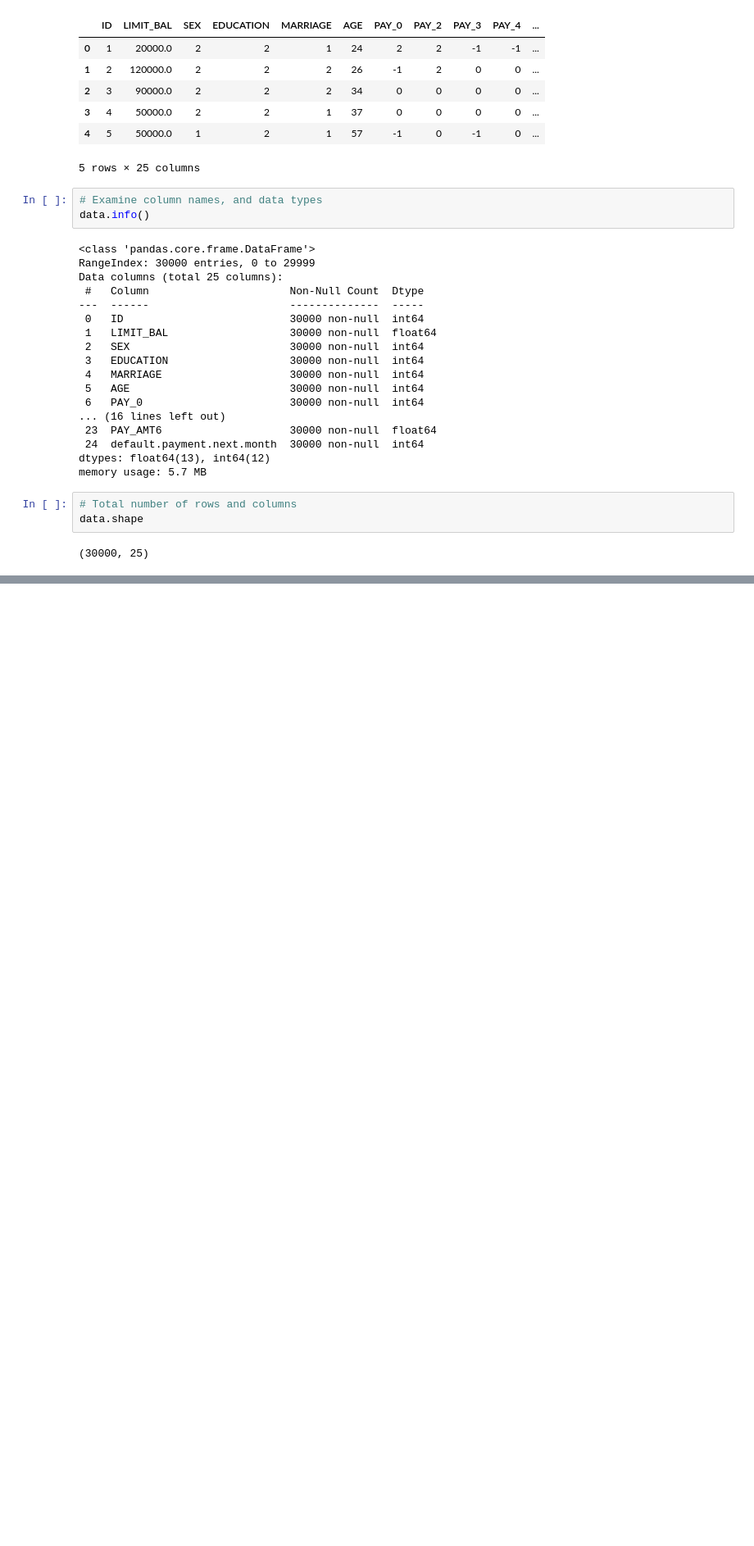
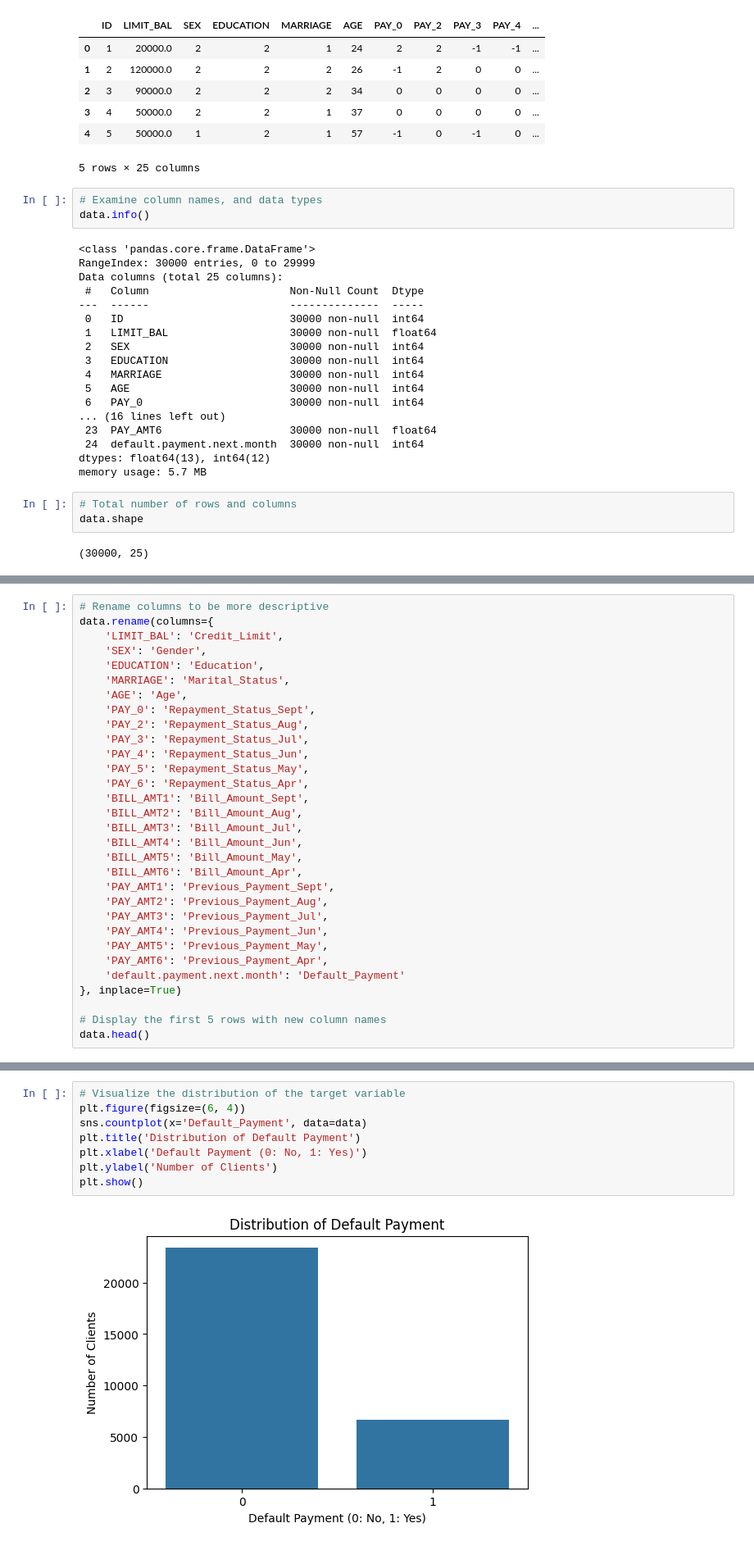
Before and after one commit to licyambrose/CreditCardDefault, a Jupyter notebook: creditcarddefault.ipynb, the cells around one changed output, grey strips where cells are left out. Shown: that part at 82% size. Drawn from its saved outputs; the diff is of its cells as text; blank space fills up the shorter version.

```diff
--- a/creditcarddefault.ipynb
+++ b/creditcarddefault.ipynb
@@ -78,0 +102,31 @@ data.shape
+# %%
+# Rename columns to be more descriptive
+data.rename(columns={
+    'LIMIT_BAL': 'Credit_Limit',
+    'SEX': 'Gender',
+    'EDUCATION': 'Education',
+    'MARRIAGE': 'Marital_Status',
+    'AGE': 'Age',
+    'PAY_0': 'Repayment_Status_Sept',
+    'PAY_2': 'Repayment_Status_Aug',
+    'PAY_3': 'Repayment_Status_Jul',
+    'PAY_4': 'Repayment_Status_Jun',
+    'PAY_5': 'Repayment_Status_May',
+    'PAY_6': 'Repayment_Status_Apr',
+    'BILL_AMT1': 'Bill_Amount_Sept',
+    'BILL_AMT2': 'Bill_Amount_Aug',
+    'BILL_AMT3': 'Bill_Amount_Jul',
+    'BILL_AMT4': 'Bill_Amount_Jun',
+    'BILL_AMT5': 'Bill_Amount_May',
+    'BILL_AMT6': 'Bill_Amount_Apr',
+    'PAY_AMT1': 'Previous_Payment_Sept',
+    'PAY_AMT2': 'Previous_Payment_Aug',
+    'PAY_AMT3': 'Previous_Payment_Jul',
+    'PAY_AMT4': 'Previous_Payment_Jun',
+    'PAY_AMT5': 'Previous_Payment_May',
+    'PAY_AMT6': 'Previous_Payment_Apr',
+    'default.payment.next.month': 'Default_Payment'
+}, inplace=True)
+
+# Display the first 5 rows with new column names
+data.head()
@@ -78,0 +150,10 @@ data.shape
+# %%
+# Visualize the distribution of the target variable
+plt.figure(figsize=(6, 4))
+sns.countplot(x='Default_Payment', data=data)
+plt.title('Distribution of Default Payment')
+plt.xlabel('Default Payment (0: No, 1: Yes)')
+plt.ylabel('Number of Clients')
+plt.show()
+# %% [output]
+[figure, added]
```
Also changed, not shown: parts of 4 cells of this notebook.
